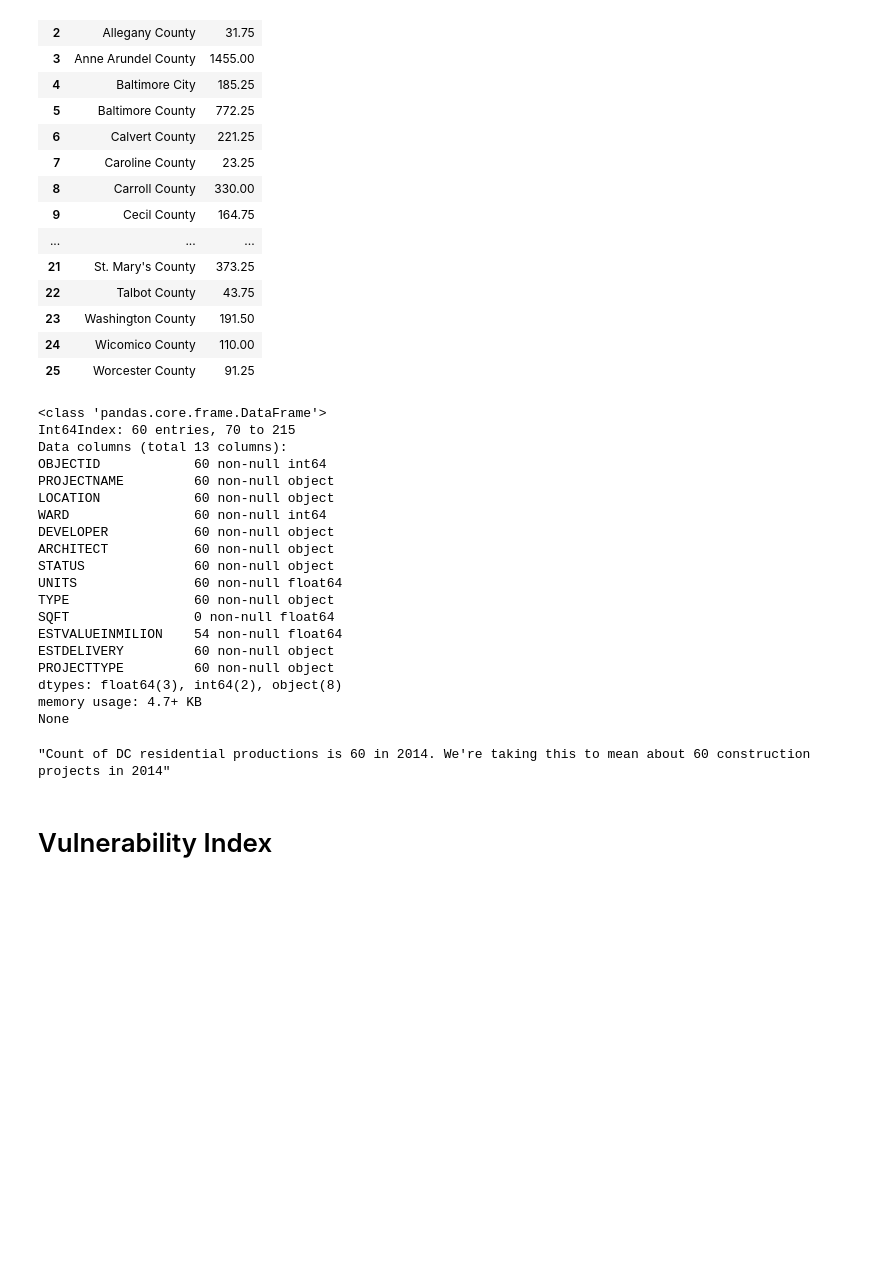
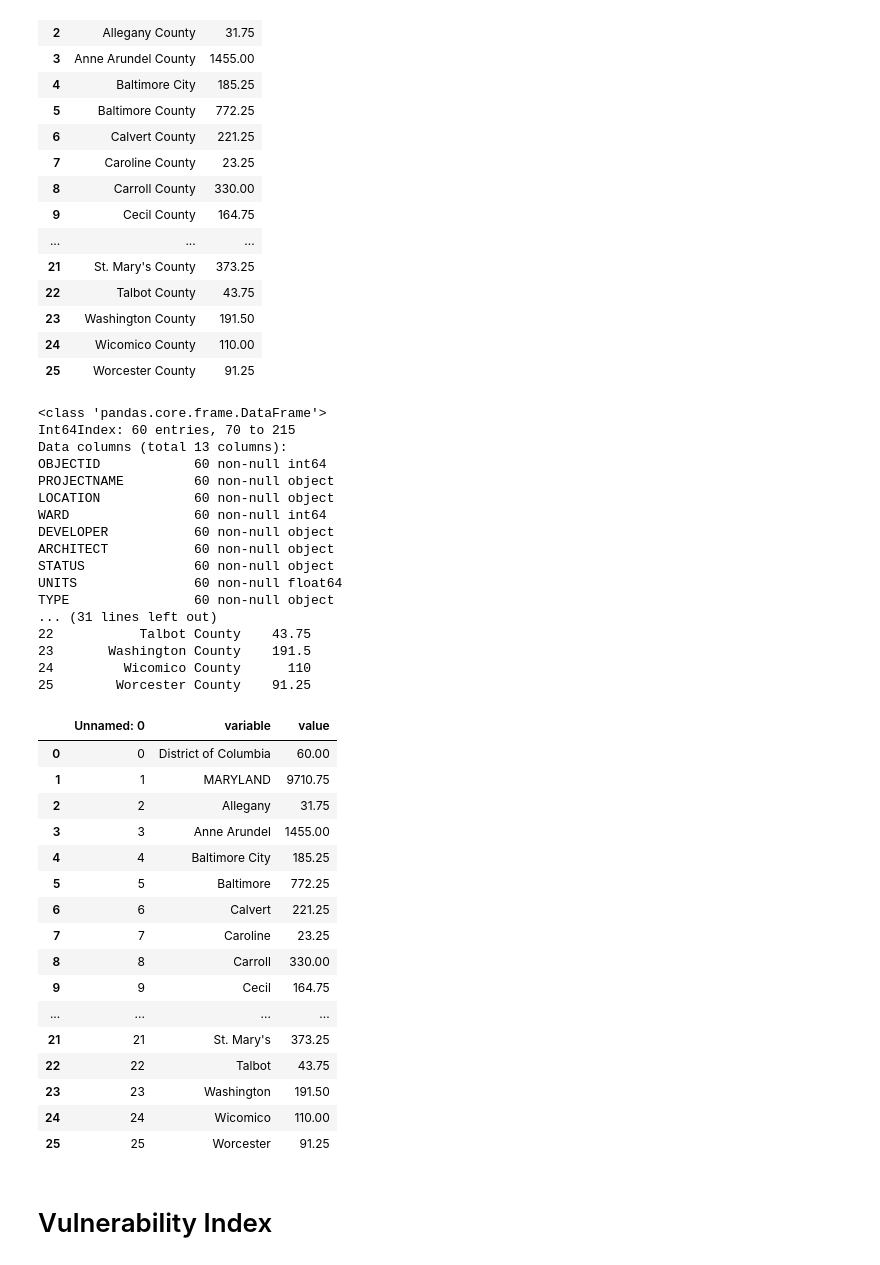
Before and after one commit to BerkeleyPoulsen/447-Project, a Jupyter notebook: 447 Project Notebook part 1.ipynb, the cells around one changed output. Saved outputs shown, nothing was run; the diff lists cells and outputs as text; code cells hidden in the pictures; blank space fills up the shorter version.

Commit message:
Data Summaries Taking Shape.

```diff
--- a/447 Project Notebook part 1.ipynb
+++ b/447 Project Notebook part 1.ipynb
@@ -102,8 +108,21 @@ dc_development = pd.read_csv("dc_development.csv")
 dc_residential = dc_development.loc[(dc_development["PROJECTTYPE"] == "RESIDENTIAL")]
 print(dc_residential.info())
 
+"""Count of DC residential productions is 60 in 2014. We're taking this to mean about 60 residential construction projects in 2014, given this context"""
 
-"""Count of DC residential productions is 60 in 2014. We're taking this to mean about 60 construction projects in 2014"""
+DC_projects_dict = {"variable":["District of Columbia"], "value":["60.0"]}
+
+dc_projects_data = pd.DataFrame.from_dict(DC_projects_dict)
+
+dc_projects_data
+
+"""Add the DC data to the residential parcels data."""
+
+mass_projects_index = pd.concat([dc_projects_data, county_melt])
+
+print(mass_projects_index)
+
+mass_projects_index.to_csv("mass_projects_index.csv") # headed to get cleaned in openrefine.
 # %% [output]
 <class 'pandas.core.frame.DataFrame'>
 Int64Index: 60 entries, 70 to 215
@@ -117,14 +136,35 @@ ARCHITECT           60 non-null object
 STATUS              60 non-null object
 UNITS               60 non-null float64
 TYPE                60 non-null object
-SQFT                0 non-null float64
-ESTVALUEINMILION    54 non-null float64
-ESTDELIVERY         60 non-null object
-PROJECTTYPE         60 non-null object
-dtypes: float64(3), int64(2), object(8)
-memory usage: 4.7+ KB
-None
+... (31 lines left out)
+22           Talbot County    43.75
+23       Washington County    191.5
+24         Wicomico County      110
+25        Worcester County    91.25
-"Count of DC residential productions is 60 in 2014. We're taking this to mean about 60 construction projects in 2014"
+# %%
+"""Changed values to match that of main index later on"""
+
+mass_project_index = pd.read_csv("mass_projects_index_cleaned.csv") #Cleaned out the counties
+
+mass_project_index
+# %% [output]
+|  | Unnamed: 0 | variable | value |
+| 0 | 0 | District of Columbia | 60.00 |
+| 1 | 1 | MARYLAND | 9710.75 |
+| 2 | 2 | Allegany | 31.75 |
+| 3 | 3 | Anne Arundel | 1455.00 |
+| 4 | 4 | Baltimore City | 185.25 |
+| 5 | 5 | Baltimore | 772.25 |
+| 6 | 6 | Calvert | 221.25 |
+| 7 | 7 | Caroline | 23.25 |
+| 8 | 8 | Carroll | 330.00 |
+| 9 | 9 | Cecil | 164.75 |
+| ... | ... | ... | ... |
+| 21 | 21 | St. Mary's | 373.25 |
+| 22 | 22 | Talbot | 43.75 |
+| 23 | 23 | Washington | 191.50 |
+| 24 | 24 | Wicomico | 110.00 |
+| 25 | 25 | Worcester | 91.25 |
 # %% [markdown]
 # Vulnerability Index
 # %%
```
Also changed, not shown: parts of 13 cells of this notebook, 1 other file.
